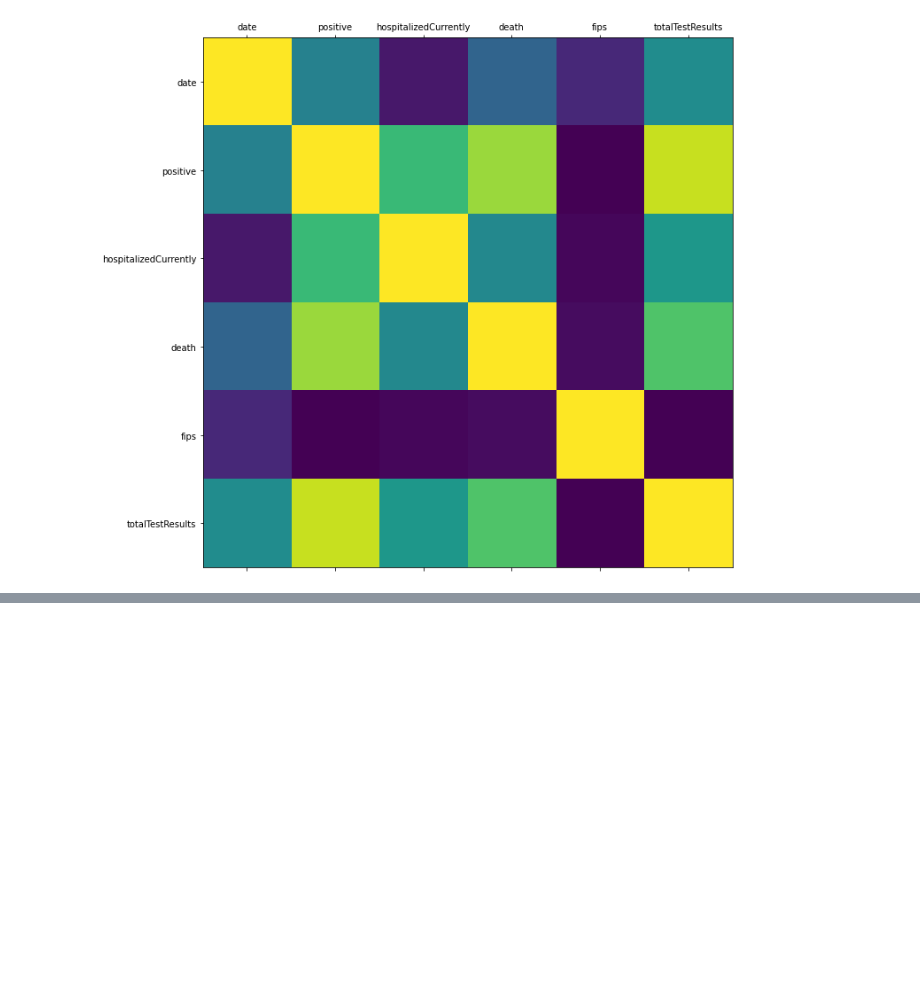
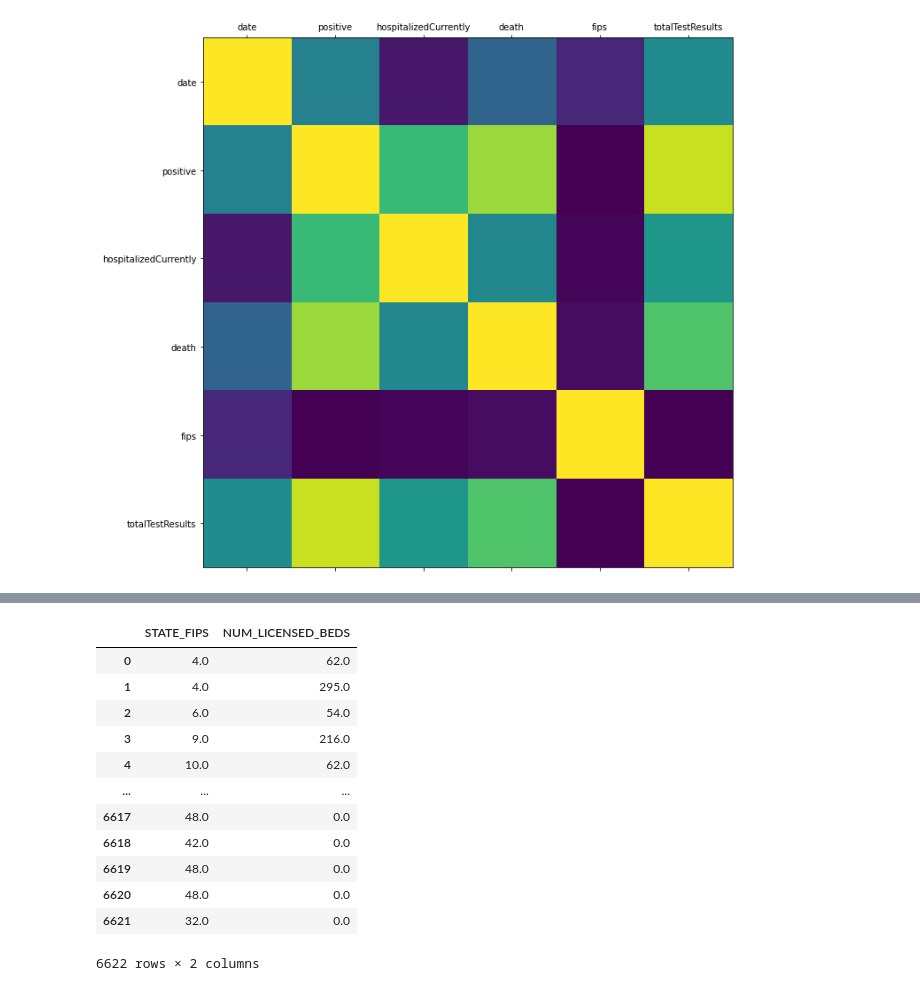
Before and after one commit to elizabethqiu/2020-wwcode-dshackathon-covid19ml, a Jupyter notebook: wwwcode-hackathon.ipynb, the cells around one changed output, grey strips where cells are left out. Saved outputs shown, nothing was run; the diff lists cells and outputs as text; code cells hidden in the pictures; blank space fills up the shorter version.

```diff
--- a/wwwcode-hackathon.ipynb
+++ b/wwwcode-hackathon.ipynb
@@ -203,0 +246,18 @@ plot_corr(df_states)
+# %%
+#replace NaN with 0
+df_hospital_beds = df_hospital_beds.fillna(0)
+df_hospital_beds
+# %% [output]
+|  | STATE_FIPS | NUM_LICENSED_BEDS |
+| 0 | 4.0 | 62.0 |
+| 1 | 4.0 | 295.0 |
+| 2 | 6.0 | 54.0 |
+| 3 | 9.0 | 216.0 |
+| 4 | 10.0 | 62.0 |
+| ... | ... | ... |
+| 6617 | 48.0 | 0.0 |
+| 6618 | 42.0 | 0.0 |
+| 6619 | 48.0 | 0.0 |
+| 6620 | 48.0 | 0.0 |
+| 6621 | 32.0 | 0.0 |
+6622 rows × 2 columns
```
Also changed, not shown: parts of 7 cells of this notebook, 1 other file.
